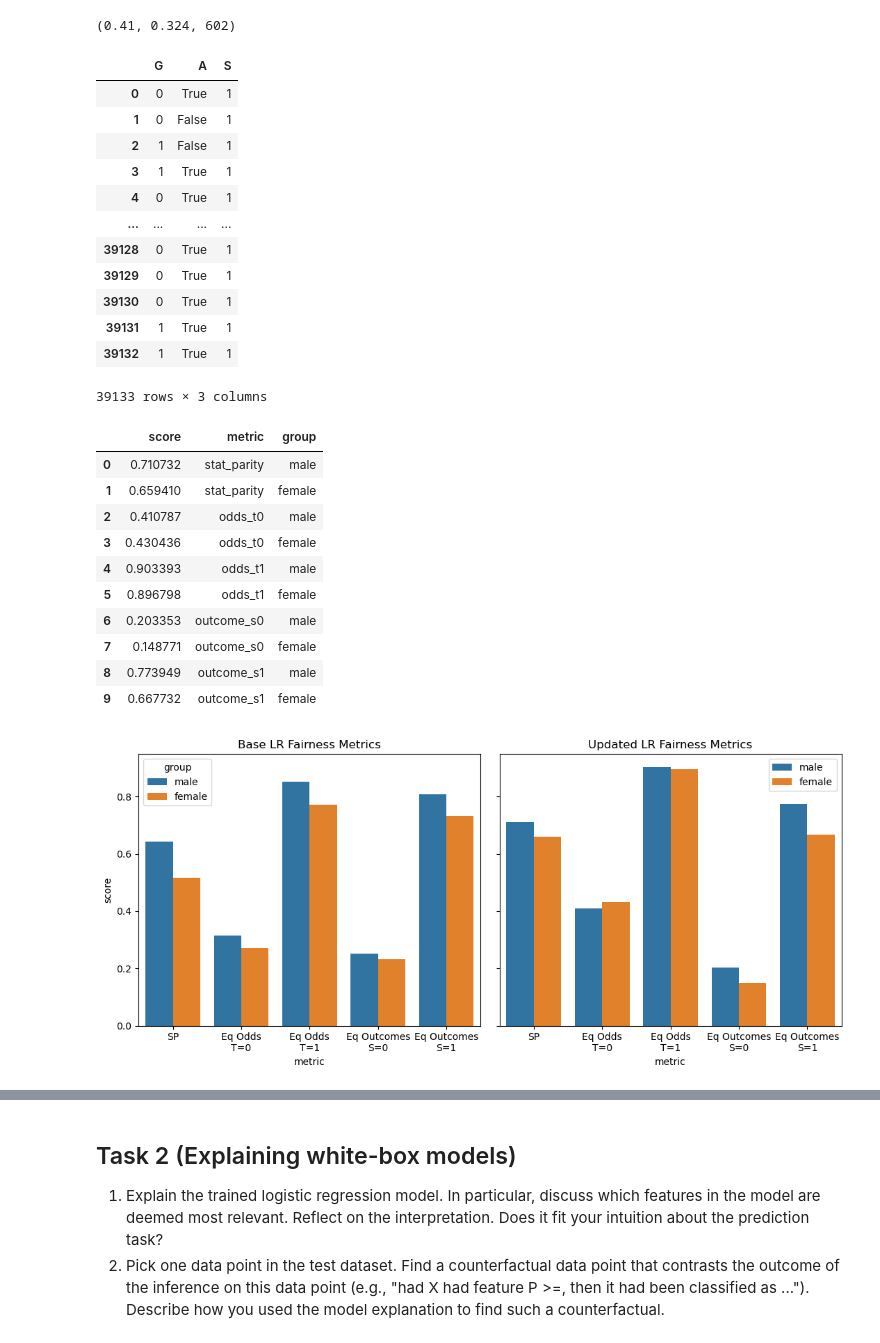
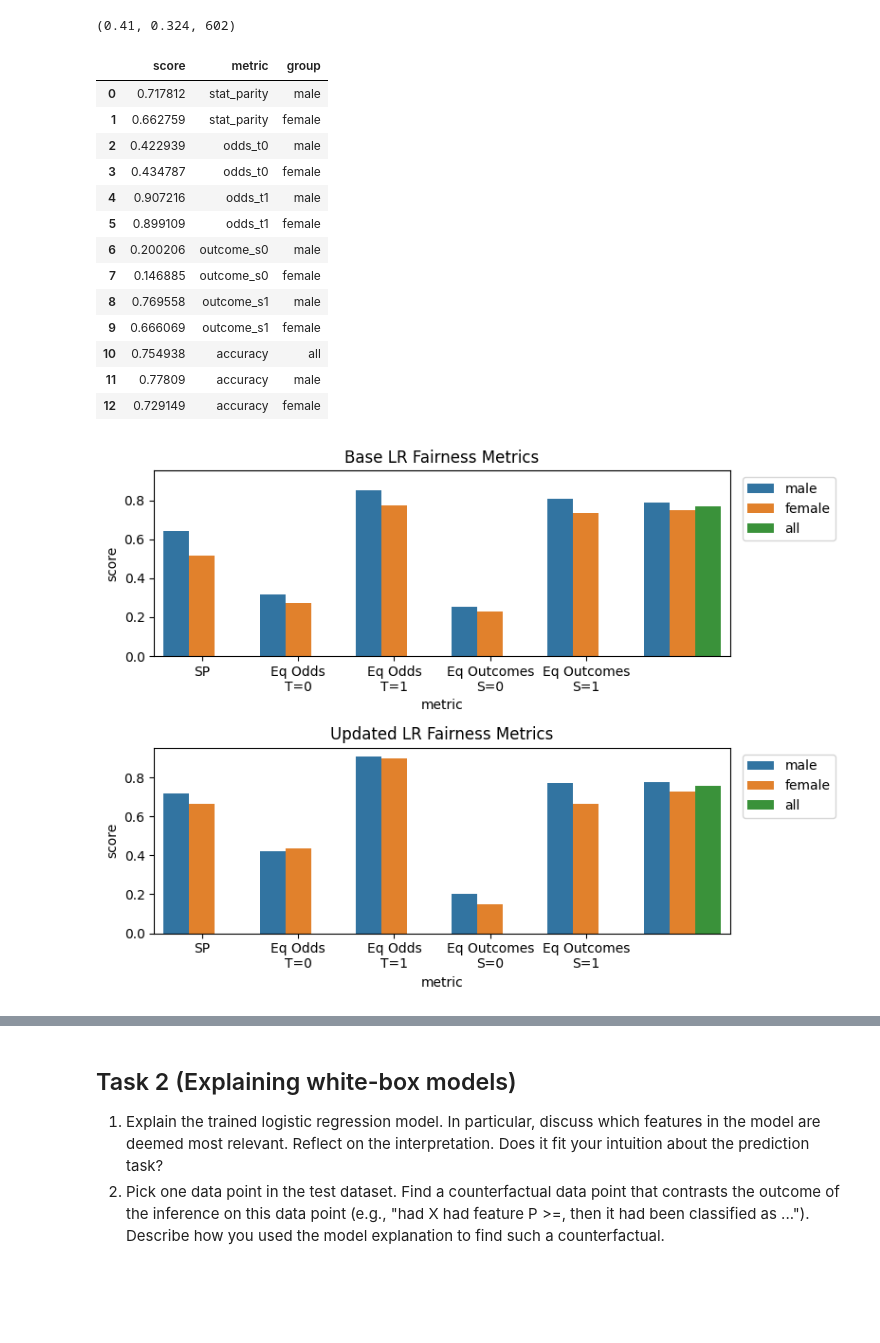
Before and after one commit to Xannadoo/Algorithmic_Fairness_Mandatories, a Jupyter notebook: Mandatory_1/afae24-assignment.ipynb, the cells around one changed output, grey strips where cells are left out. Cells and saved outputs as stored; diff of their text form; code cells hidden in the pictures; blank space fills up the shorter version.

```diff
--- a/Mandatory_1/afae24-assignment.ipynb
+++ b/Mandatory_1/afae24-assignment.ipynb
@@ -499,7 +524,10 @@ plt.show()
 # %%
 #choose the point with smallest differences between the groups tpr, and fpr rates.
+diffs = []
+for i in range(len(fpr_diff)):
+    diffs.append(abs(fpr_diff[i] - tpr_diff[i]))
 
-n = np.argmin(fpr_diff) #we are using the fpr to choose the point as the tpr is relatively constant
+n = np.argmin(diffs)
 
 a, b = thresholds[n]
 a, b, n
@@ -683,66 +703,74 @@ for i,x in list(enumerate(X_test["SEX"])):
 
 df_fair['S'] = S_fair
 
-#df_fair
+LRmetric_fair = fairness_df(metric_names, metric_scores(df=df_fair))
+
+##Messy but adds accuracy to the df for each group
+temp = pd.DataFrame([(df_fair.A == df_fair.S).sum() / df_fair.shape[0], 'accuracy', 'all']).T #total accuracy
+temp.columns = LRmetric_fair.columns
+LRmetric_fair = pd.concat([LRmetric_fair, temp])
+
+temp = df_fair[df_fair.G==0]
+temp = pd.DataFrame([(temp.A == temp.S).sum() / temp.shape[0], 'accuracy', 'male']).T #G0 accuracy
+temp.columns = LRmetric_fair.columns
+LRmetric_fair = pd.concat([LRmetric_fair, temp])
+
+temp = df_fair[df_fair.G==1]
+temp = pd.DataFrame([(temp.A == temp.S).sum() / temp.shape[0], 'accuracy', 'female']).T #G1 accuracy
+temp.columns = LRmetric_fair.columns
+LRmetric_fair = pd.concat([LRmetric_fair, temp])
+
+LRmetric_fair.reset_index(inplace=True, drop=True)
+
+LRmetric_fair.round(3)
 # %% [output]
-|  | G | A | S |
-| 0 | 0 | True | 1 |
-| 1 | 0 | False | 1 |
-| 2 | 1 | False | 1 |
-| 3 | 1 | True | 1 |
-| 4 | 0 | True | 1 |
-| ... | ... | ... | ... |
-| 39128 | 0 | True | 1 |
-| 39129 | 0 | True | 1 |
-| 39130 | 0 | True | 1 |
-| 39131 | 1 | True | 1 |
-| 39132 | 1 | True | 1 |
+|  | score | metric | group |
+| 0 | 0.717812 | stat_parity | male |
+| 1 | 0.662759 | stat_parity | female |
+| 2 | 0.422939 | odds_t0 | male |
+| 3 | 0.434787 | odds_t0 | female |
+| 4 | 0.907216 | odds_t1 | male |
+| 5 | 0.899109 | odds_t1 | female |
+| 6 | 0.200206 | outcome_s0 | male |
+| 7 | 0.146885 | outcome_s0 | female |
+| 8 | 0.769558 | outcome_s1 | male |
+| 9 | 0.666069 | outcome_s1 | female |
+| 10 | 0.754938 | accuracy | all |
+| 11 | 0.77809 | accuracy | male |
+| 12 | 0.729149 | accuracy | female |
-39133 rows × 3 columns
-# %%
-LRmetric_fair = fairness_df(metric_names, metric_scores(df=df_fair))
-LRmetric_fair
-# %% [output]
-|  | score | metric | group |
-| 0 | 0.710732 | stat_parity | male |
-| 1 | 0.659410 | stat_parity | female |
-| 2 | 0.410787 | odds_t0 | male |
-| 3 | 0.430436 | odds_t0 | female |
-| 4 | 0.903393 | odds_t1 | male |
-| 5 | 0.896798 | odds_t1 | female |
-| 6 | 0.203353 | outcome_s0 | male |
-| 7 | 0.148771 | outcome_s0 | female |
-| 8 | 0.773949 | outcome_s1 | male |
-| 9 | 0.667732 | outcome_s1 | female |
 # %%
-_, ax = plt.subplots(1,2, figsize=(11,5), sharey=True)
+_, ax = plt.subplots(2,1, figsize=(8,6), sharey=True)
 
 sns.barplot(data = LRmetric,
             x = 'metric',
             y = 'score',
             hue="group",
             ax=ax[0]
             )
 
 sns.barplot(data = LRmetric_fair,
             x = 'metric',
             y = 'score',
             hue="group",
             ax=ax[1]
             )
 
-plt.legend()
+
+ax[0].legend(bbox_to_anchor=(1.01, 1), loc='upper left')
+ax[1].legend(bbox_to_anchor=(1.01, 1), loc='upper left')
+
 ax[0].set_title("Base LR Fairness Metrics")
 ax[1].set_title("Updated LR Fairness Metrics")
 
 ax[0].set_xticks([0,1,2,3,4], ['SP', f'Eq Odds\nT=0', f'Eq Odds\nT=1', f'Eq Outcomes\nS=0', f'Eq Outcomes\nS=1'])
 ax[1].set_xticks([0,1,2,3,4], ['SP', f'Eq Odds\nT=0', f'Eq Odds\nT=1', f'Eq Outcomes\nS=0', f'Eq Outcomes\nS=1'])
 
 plt.tight_layout()
 #plt.savefig("img/fairness_checks_bars_updatedLR.png", format="png")
 
 plt.show()
 # %% [output]
-[figure, old version]
+[figure, new version]
 # %%
 
 G_1 = df_fair[df_fair.G==0]
```
Also changed, not shown: parts of 21 cells of this notebook, 11 other files.
